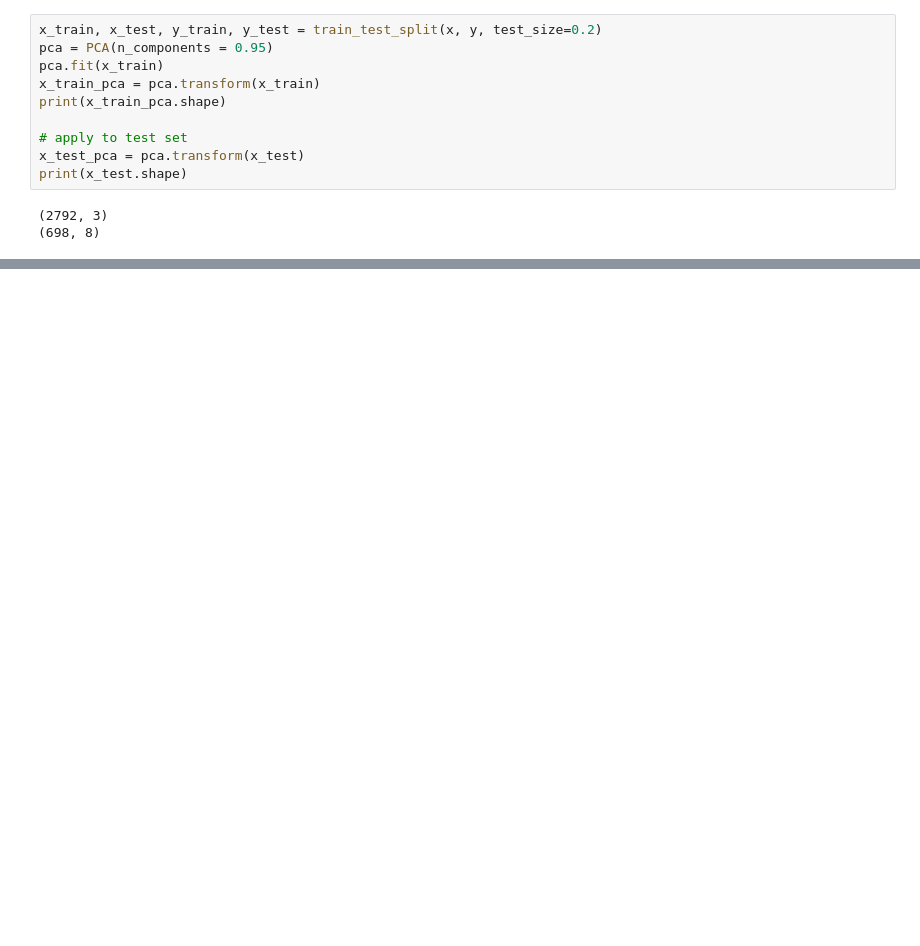
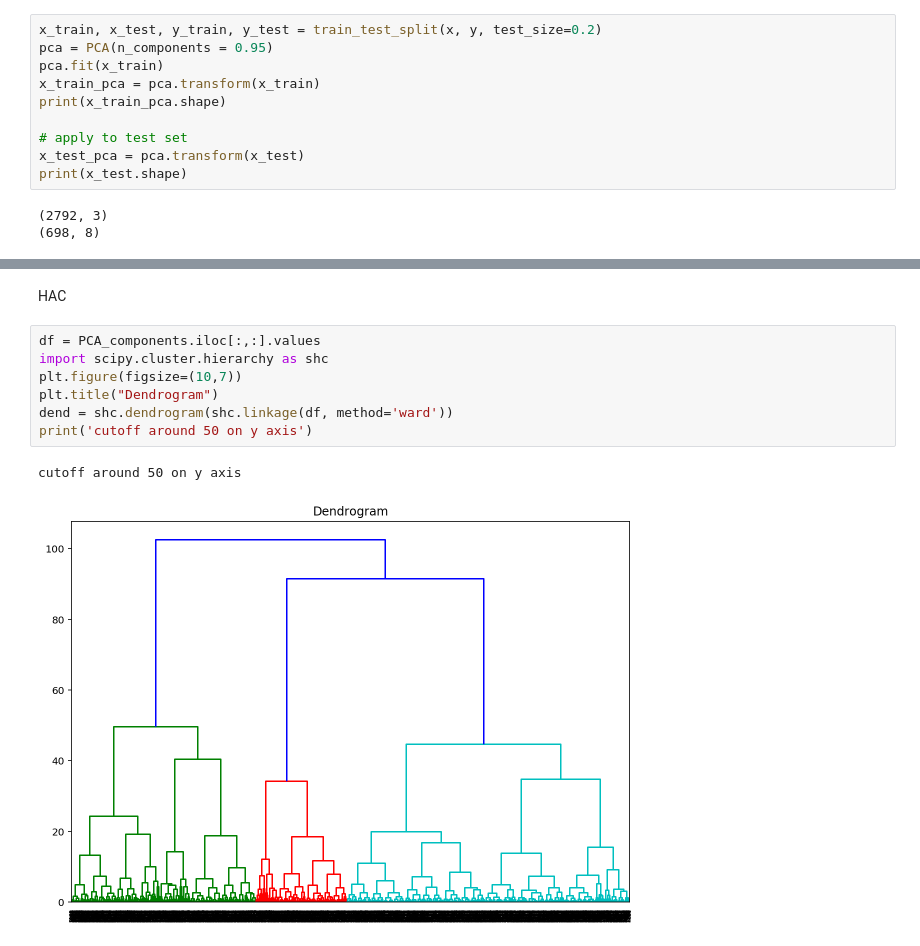
Before and after one commit to markjosims/aitabot, a Jupyter notebook: SentimentAnalysis.ipynb, the cells around one changed output, grey strips where cells are left out. Drawn from its saved outputs; the diff is of its cells as text; blank space fills up the shorter version.

```diff
--- a/SentimentAnalysis.ipynb
+++ b/SentimentAnalysis.ipynb
@@ -176,0 +282,12 @@ gridcv.best_score_
+# %% [markdown]
+HAC
+# %%
+df = PCA_components.iloc[:,:].values
+import scipy.cluster.hierarchy as shc
+plt.figure(figsize=(10,7))
+plt.title("Dendrogram")
+dend = shc.dendrogram(shc.linkage(df, method='ward'))
+print('cutoff around 50 on y axis')
+# %% [output]
+cutoff around 50 on y axis
+[figure, added]
```
Also changed, not shown: parts of 17 cells of this notebook.
